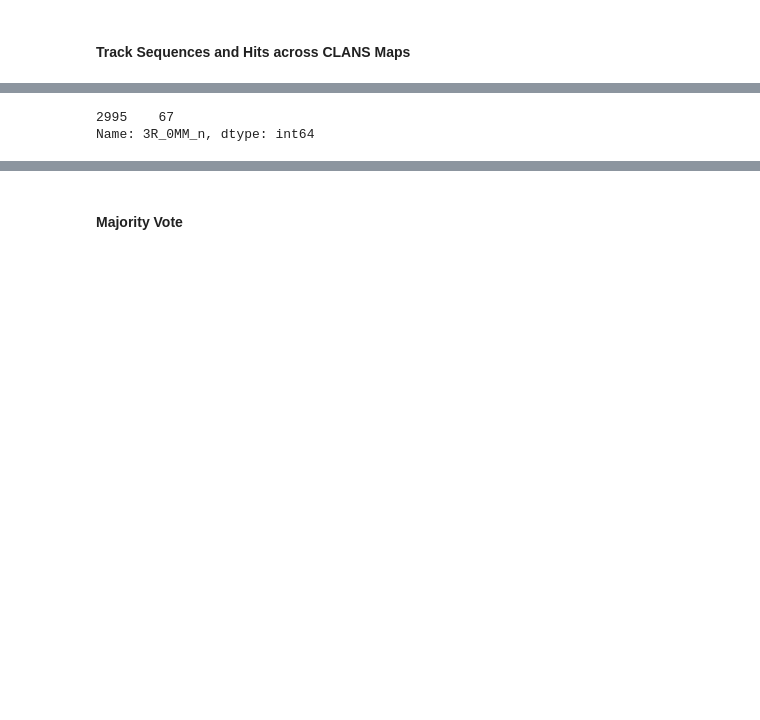
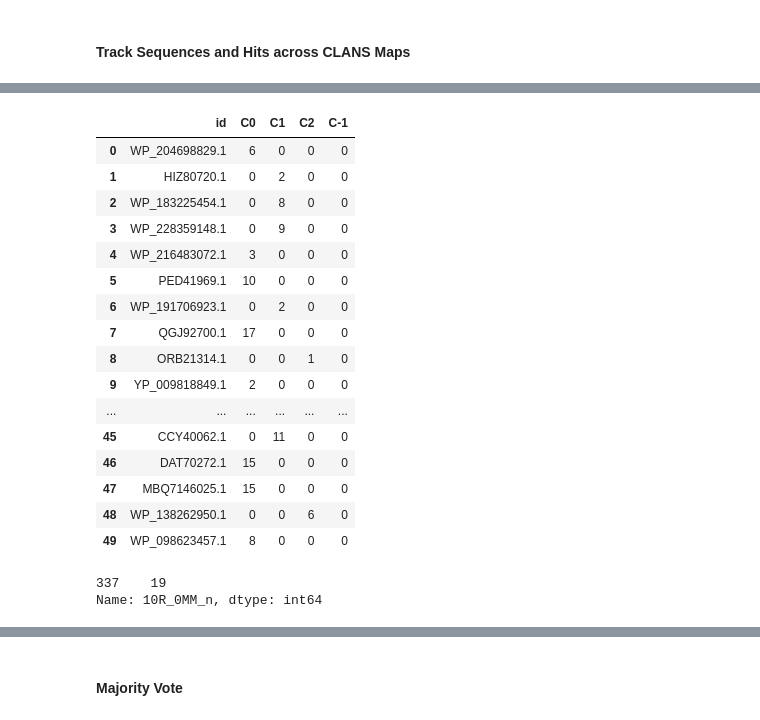
Before and after one commit to donEnno/hendecads, a Jupyter notebook: 1_RegEx/1_TMP/tmp_cd_clans.ipynb, the cells around one changed output, grey strips where cells are left out. Cells and saved outputs as stored; diff of their text form; code cells hidden in the pictures; blank space fills up the shorter version.

```diff
--- a/1_RegEx/1_TMP/tmp_cd_clans.ipynb
+++ b/1_RegEx/1_TMP/tmp_cd_clans.ipynb
@@ -434,9 +436,29 @@ tmp_df[(tmp_df['C1'] > 0) & (tmp_df['C3'] > 0)][['id'] + cluster_cols]
+# %%
+tmp_df[['id'] + cluster_cols].head(50)
+# %% [output]
+|  | id | C0 | C1 | C2 | C-1 |
+| 0 | WP_204698829.1 | 6 | 0 | 0 | 0 |
+| 1 | HIZ80720.1 | 0 | 2 | 0 | 0 |
+| 2 | WP_183225454.1 | 0 | 8 | 0 | 0 |
+| 3 | WP_228359148.1 | 0 | 9 | 0 | 0 |
+| 4 | WP_216483072.1 | 3 | 0 | 0 | 0 |
+| 5 | PED41969.1 | 10 | 0 | 0 | 0 |
+| 6 | WP_191706923.1 | 0 | 2 | 0 | 0 |
+| 7 | QGJ92700.1 | 17 | 0 | 0 | 0 |
+| 8 | ORB21314.1 | 0 | 0 | 1 | 0 |
+| 9 | YP_009818849.1 | 2 | 0 | 0 | 0 |
+| ... | ... | ... | ... | ... | ... |
+| 45 | CCY40062.1 | 0 | 11 | 0 | 0 |
+| 46 | DAT70272.1 | 15 | 0 | 0 | 0 |
+| 47 | MBQ7146025.1 | 15 | 0 | 0 | 0 |
+| 48 | WP_138262950.1 | 0 | 0 | 6 | 0 |
+| 49 | WP_098623457.1 | 8 | 0 | 0 | 0 |
 # %%
 test_seq = 'MBQ7292581.1'
-tmp_df[tmp_df['id'] == test_seq]['3R_0MM_n']
+tmp_df[tmp_df['id'] == test_seq]['10R_0MM_n']
 # %% [output]
-2995    67
-Name: 3R_0MM_n, dtype: int64
+337    19
+Name: 10R_0MM_n, dtype: int64
 # %%
 full_hit_df[full_hit_df['id'] == test_seq]
 # %% [output]
```
Also changed, not shown: parts of 26 cells of this notebook, 2 other files.
